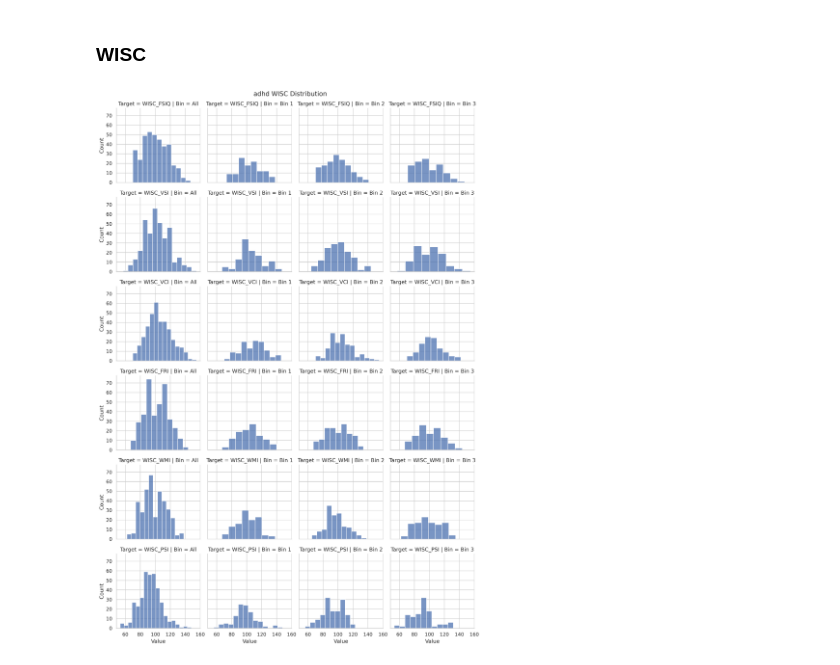
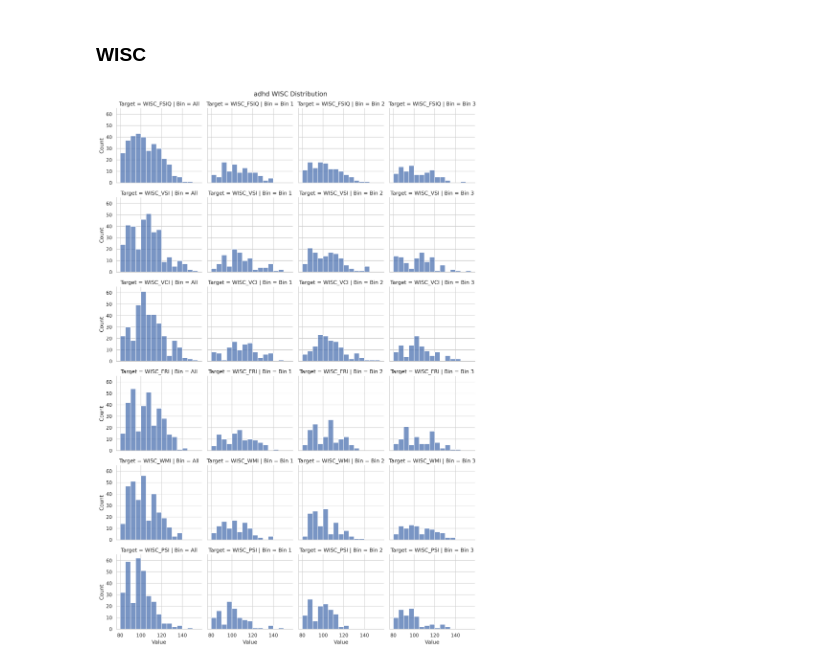
Before and after one commit to Brian-Pho/MSc_Research-Project, a Jupyter notebook: src/Preprocessing/Plot Data Distributions.ipynb, the cells around one changed output. Saved outputs shown, nothing was run; the diff lists cells and outputs as text; code cells hidden in the pictures.

Commit message:
Update ADHD dataset distribution images

```diff
--- a/src/Preprocessing/Plot Data Distributions.ipynb
+++ b/src/Preprocessing/Plot Data Distributions.ipynb
@@ -45,11 +42,12 @@ sex_data = [{'Sex': sex, 'Bin': bin_label} for sex, bin_label in zip(bin_sexes,
 df = pd.DataFrame(sex_data).explode('Sex')
 sex_key = {0: 'Male', 1: 'Female'}
 df['Sex'] = df['Sex'].replace(sex_key)
+df['Sex'] = pd.Categorical(df['Sex'], ['Male', 'Female'])
 # display(df)
 
 with sns.plotting_context("notebook", font_scale=2.5):
-    g = sns.FacetGrid(df, col="Bin", sharex=True, sharey=True, height=10, aspect=0.8)
-    g.map(sns.histplot, 'Sex')
+    g = sns.FacetGrid(df, col="Bin", sharex=False, sharey=False, height=10, aspect=0.8)
+    g.map(sns.histplot, 'Sex', discrete=True)
     g.set_ylabels('Count')
     g.fig.subplots_adjust(top=0.85)
     g.fig.suptitle(f"{population} Sex Distribution")
@@ -66,8 +64,8 @@ df = pd.DataFrame(age_data).explode('Age')
 # display(df)
 
 with sns.plotting_context("notebook", font_scale=2.5):
-    g = sns.FacetGrid(df, col="Bin", sharex=True, sharey=True, height=10, aspect=0.8)
-    g.map(sns.histplot, 'Age')
+    g = sns.FacetGrid(df, col="Bin", sharex=False, sharey=True, height=10, aspect=0.8)
+    g.map(sns.histplot, 'Age', bins=list(range(6, 17)))
     g.set_ylabels('Count')
     g.fig.subplots_adjust(top=0.85)
     g.fig.suptitle(f"{population} Age Distribution")
@@ -78,22 +76,22 @@ with sns.plotting_context("notebook", font_scale=2.5):
 # %%
 from common.wisc import WISC_LEVEL
 
 all_wisc_data = pd.DataFrame(columns=['Value', 'Bin', 'Target'])
 
 for target in WISC_LEVEL[5]:
     _, bin_target_values, bin_labels = bin_data(X, Y[target], ages, True, 3)
 
     target_data = [{'Value': target_value, 'Bin': bin_label, 'Target': target} for target_value, bin_label in zip(bin_target_values, bin_labels)]
 
     df = pd.DataFrame(target_data).explode('Value')
 #     display(df)
     all_wisc_data = pd.merge(all_wisc_data, df, how='outer')
 
 with sns.plotting_context("notebook", font_scale=1):
     g = sns.FacetGrid(all_wisc_data, col='Bin', row='Target', sharex=True, sharey=True)
-    g.map(sns.histplot, 'Value')
+    g.map(sns.histplot, 'Value', bins=list(range(60, 160, 5)))
     g.set_ylabels('Count')
     g.fig.subplots_adjust(top=0.95)
     g.fig.suptitle(f"{population} WISC Distribution")
 # %% [output]
-[figure, old version]
+[figure, new version]
```
Also changed, not shown: parts of 3 cells of this notebook, 4 other files.
